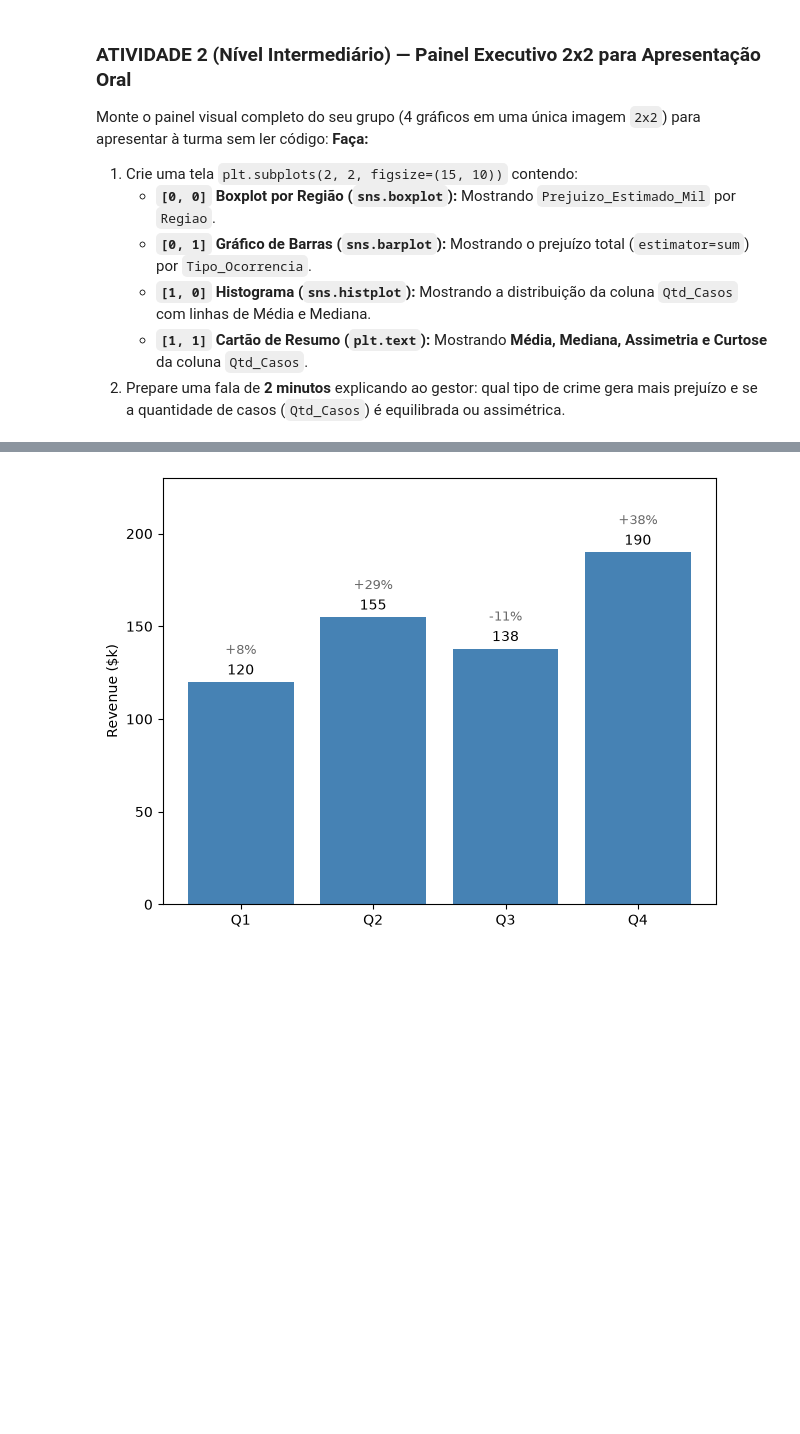
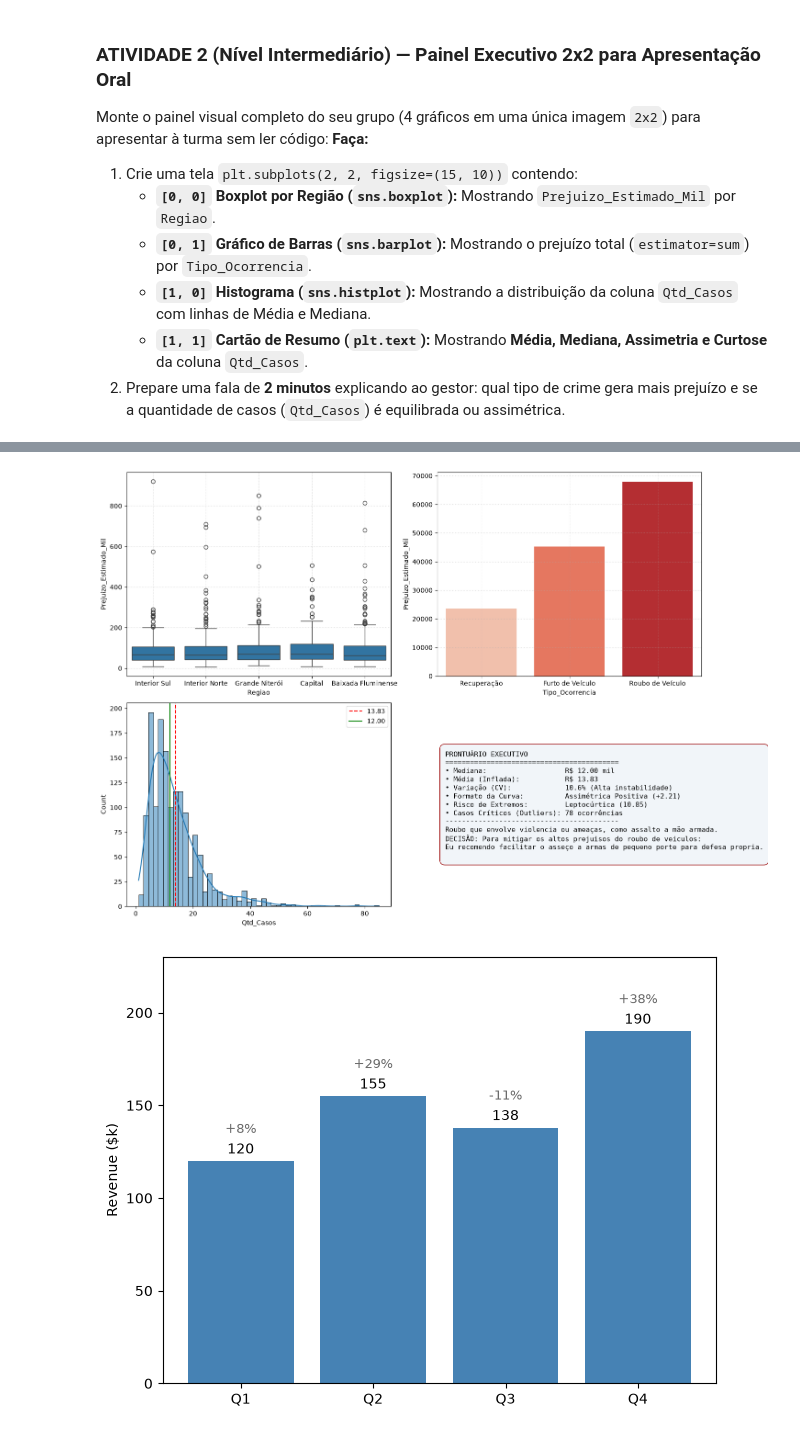
Before and after one commit to zarp1/Estatica-Descritiva, a Jupyter notebook: UC2/Codigos/A20/10_00_Estudo_Caso_Grupo_Resolucao_Problemas_aluno.ipynb, the cells around one changed output, grey strips where cells are left out. Saved outputs shown, nothing was run; the diff lists cells and outputs as text; code cells hidden in the pictures; blank space fills up the shorter version.

```diff
--- a/UC2/Codigos/A20/10_00_Estudo_Caso_Grupo_Resolucao_Problemas_aluno.ipynb
+++ b/UC2/Codigos/A20/10_00_Estudo_Caso_Grupo_Resolucao_Problemas_aluno.ipynb
@@ -238,0 +237,84 @@ Monte o painel visual completo do seu grupo (4 gráficos em uma única imagem `2
+# %%
+# Escreva aqui o código em grupo da Atividade 2 (Nível Intermediário):
+fig, axes = plt.subplots(2, 2, figsize=(15, 10))
+
+# [0, 0]` Boxplot por Região (`sns.boxplot`):** Mostrando `Prejuizo_Estimado_Mil` por `Regiao`.
+#df_box = df_completo.groupby(['Regiao'], as_index=False)['Prejuizo_Estimado_Mil'].sum()
+df_box = df_completo
+
+sns.boxplot(
+    data=df_box,
+    y=df_box['Prejuizo_Estimado_Mil'],
+    x=df_box['Regiao'],
+    ax=axes[0][0],
+    #orient="h",
+)
+axes[0][0].grid(True, linestyle=':', alpha=0.6)
+
+
+
+# [0, 1]` Gráfico de Barras (`sns.barplot`):** Mostrando o prejuízo total (`estimator=sum`) por `Tipo_Ocorrencia`.
+df_barras = df_completo.groupby(['Tipo_Ocorrencia'], as_index=False)['Prejuizo_Estimado_Mil'].sum()
+df_barras = df_barras.sort_values("Prejuizo_Estimado_Mil", ascending=True)
+
+sns.barplot(
+    data = df_barras,
+    x = df_barras['Tipo_Ocorrencia'],
+    y = df_barras['Prejuizo_Estimado_Mil'],
+    palette='Reds',
+    #orient= 'h',
+    ax=axes[0][1]
+)
+
+axes[0][1].grid(True, linestyle=':', alpha=0.6)
+
+
+
+# [1, 0]` Histograma (`sns.histplot`):** Mostrando a distribuição da coluna `Qtd_Casos` com linhas de Média e Mediana.
+df_hist = df_completo
+
+sns.histplot(
+    data= df_hist,
+    x='Qtd_Casos',
+    kde=True,
+    ax=axes[1][0]
+)
+axes[1][0].axvline(df_hist["Qtd_Casos"].mean(), color="red", linestyle='--', label=f"{df_hist["Qtd_Casos"].mean():.2f}")
+axes[1][0].axvline(df_hist["Qtd_Casos"].median(), color="green", label=f"{df_hist["Qtd_Casos"].median():.2f}")
+axes[1][0].legend()
+
+
+
+# [1, 1]` Cartão de Resumo (`plt.text`):** Mostrando **Média, Mediana, Assimetria e Curtose** da coluna `Qtd_Casos`.
+axes[1][1].axis('off')
+
+desvio_padrao = np.std(df_completo["Qtd_Casos"], ddof=0)
+cv = desvio_padrao / media
+
+q1, q3 = np.percentile(df_completo["Qtd_Casos"], [25, 75])
+iqr = q3 - q1
+teto_outlier = q3 + 1.5 * iqr
+casos_outliers = df_completo[df_completo['Qtd_Casos'] > teto_outlier]
+
+assimetria = df_completo["Qtd_Casos"].skew()
+curtose = df_completo["Qtd_Casos"].kurtosis() + 3
+
+texto_diretoria = (
+    f"PRONTUÁRIO EXECUTIVO\n"
+    f"{'='*42}\n"
+    f"• Mediana:                   R$ {df_completo["Qtd_Casos"].median():.2f} mil\n"
+    f"• Média (Inflada):           R$ {df_completo["Qtd_Casos"].mean():.2f}\n"
+    f"• Variação (CV):             {cv:.1%} (Alta instabilidade)\n"
+    f"• Formato da Curva:          Assimétrica Positiva (+{assimetria:.2f})\n"
+    f"• Risco de Extremos:         Leptocúrtica ({curtose:.2f})\n"
+    f"• Casos Críticos (Outliers): {len(casos_outliers)} ocorrências\n"
+    f"{'-'*42}\n"
+    f"DECISÃO: Para mitigar os altos prejuisos do roubo de veiculos:\n"
+    f"Eu recomendo facilitar o asseço a armas de pequeno porte para defesa propria.\n"
+)
+axes[1][1].text(0.03, 0.5, texto_diretoria, fontsize=10.5, family='monospace', va='center', ha='left',
+             bbox=dict(boxstyle='round,pad=0.8', facecolor='#f1f5f9', edgecolor="#9c0808"))
+
+plt.tight_layout(pad=0.4, w_pad=0.5, h_pad=1.0)
+plt.show()
+# %% [output]
@@ -239,3 +324,4 @@ Monte o painel visual completo do seu grupo (4 gráficos em uma única imagem `2
+[figure, added]
 # %%
 ######### TEST ###################
 import matplotlib.pyplot as plt
```
Also changed, not shown: parts of 2 cells of this notebook, 2 other files.
